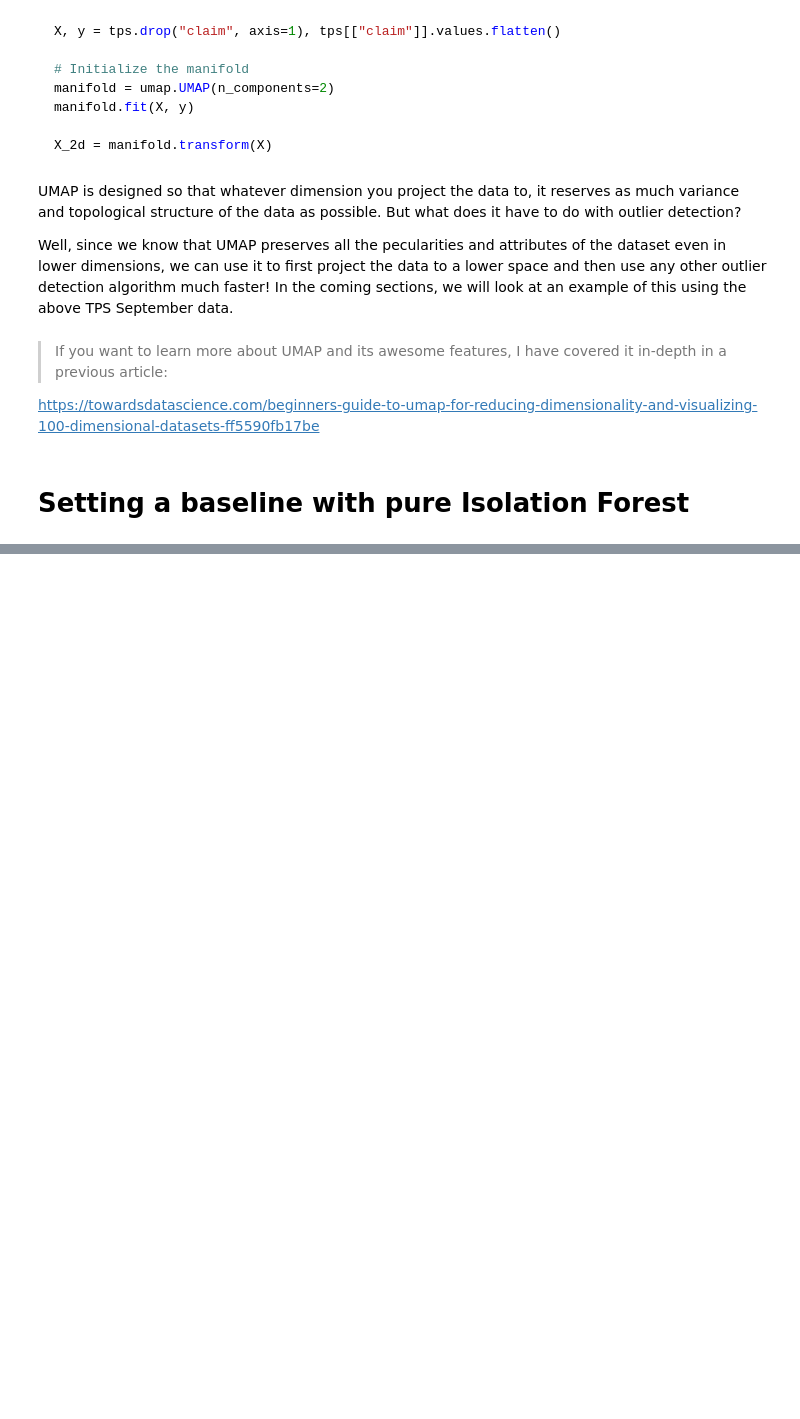
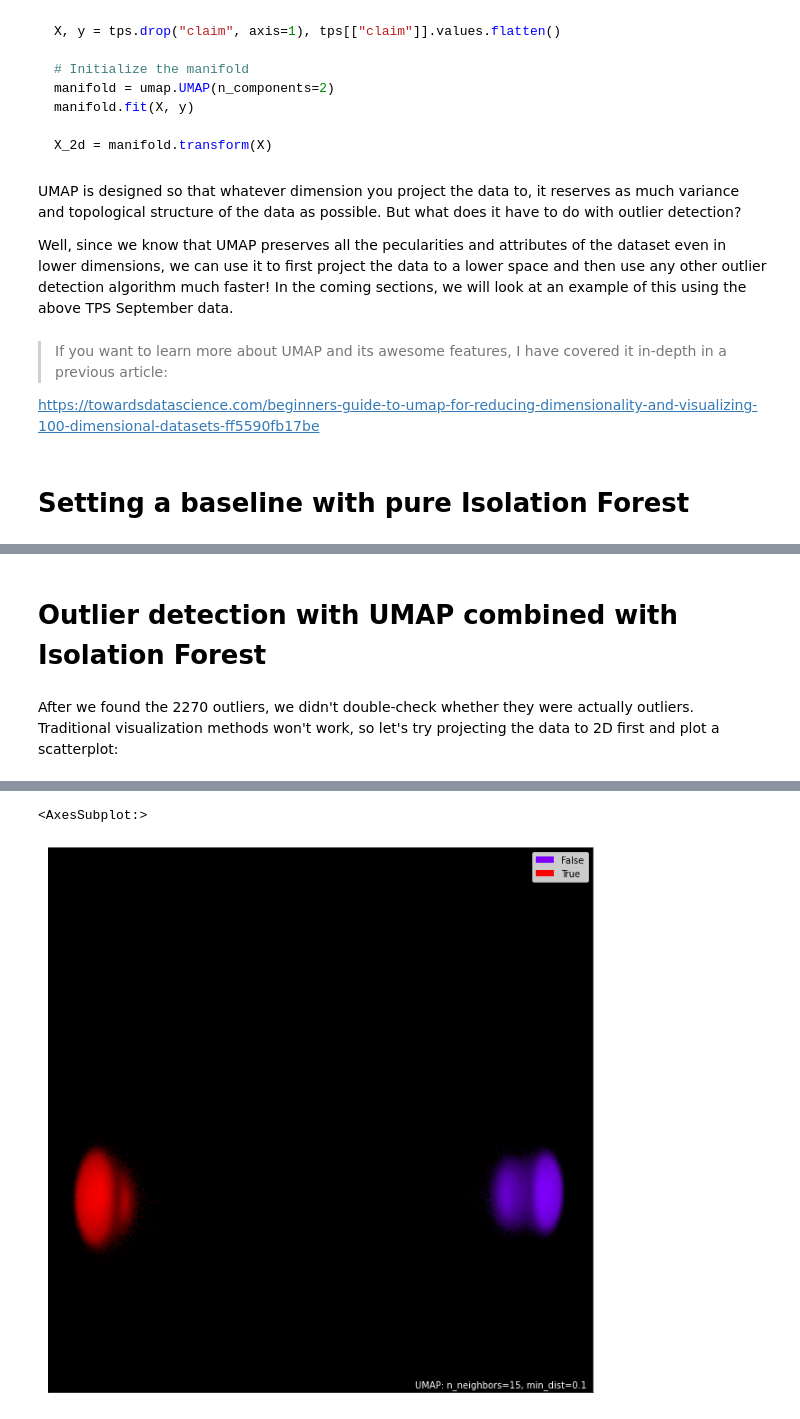
Before and after one commit to BexTuychiev/medium_stories, a Jupyter notebook: 2021/september/8_umap_outlier_detection/notebook.ipynb, the cells around one changed output, grey strips where cells are left out. Drawn from its saved outputs; the diff is of its cells as text; code cells hidden in the pictures; blank space fills up the shorter version.

Commit message:
section: Outlier detection with UMAP combined with Isolation Forest

```diff
--- a/2021/september/8_umap_outlier_detection/notebook.ipynb
+++ b/2021/september/8_umap_outlier_detection/notebook.ipynb
@@ -131,0 +220,22 @@ After waiting for about 45 minutes, we discover that Isolation Forest found 2713
+# %% [markdown]
+# Outlier detection with UMAP combined with Isolation Forest
+# %% [markdown]
+After we found the 2270 outliers, we didn't double-check whether they were actually outliers. Traditional visualization methods won't work, so let's try projecting the data to 2D first and plot a scatterplot:
+# %%
+%%time
+
+import umap
+import umap.plot  # pip install umap-learn[plot]
+from sklearn.impute import SimpleImputer
+from sklearn.pipeline import make_pipeline
+from sklearn.preprocessing import QuantileTransformer
+
+# Make a pipeline
+pipe = make_pipeline(SimpleImputer(), QuantileTransformer())
+X_processed = pipe.fit_transform(X)
+
+# Fit the manifold and visualize
+manifold = umap.UMAP().fit(X_processed, y)
+
+umap.plot.points(manifold, labels=y, theme="fire")
+# %% [output]
@@ -131,0 +243,2 @@ After waiting for about 45 minutes, we discover that Isolation Forest found 2713
+<AxesSubplot:>
+[figure, added]
```
Also changed, not shown: parts of 18 cells of this notebook.
